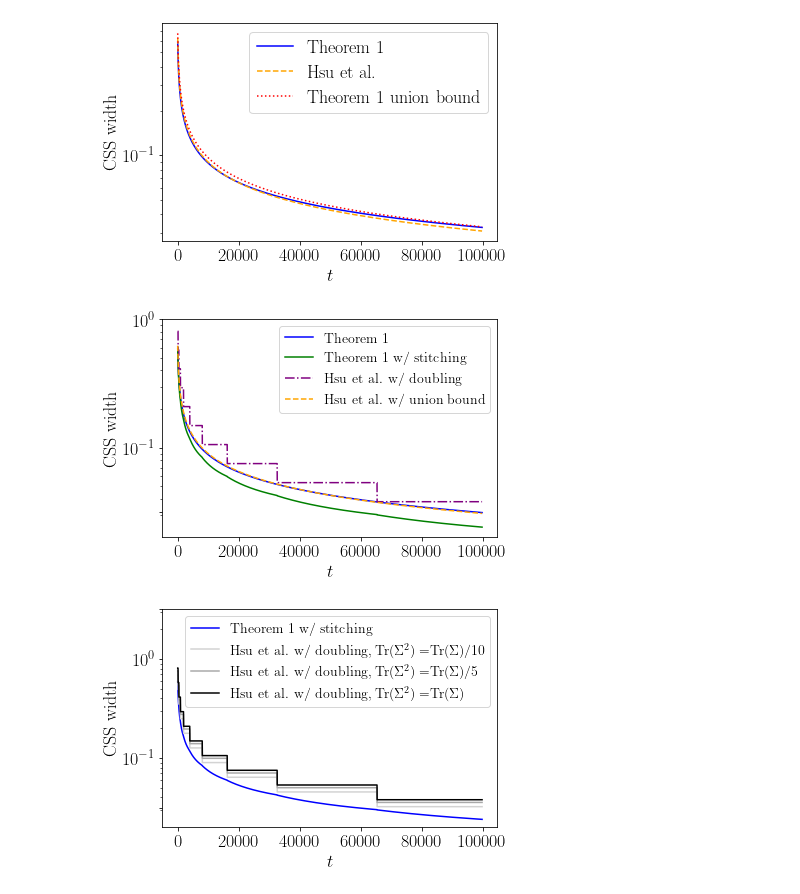
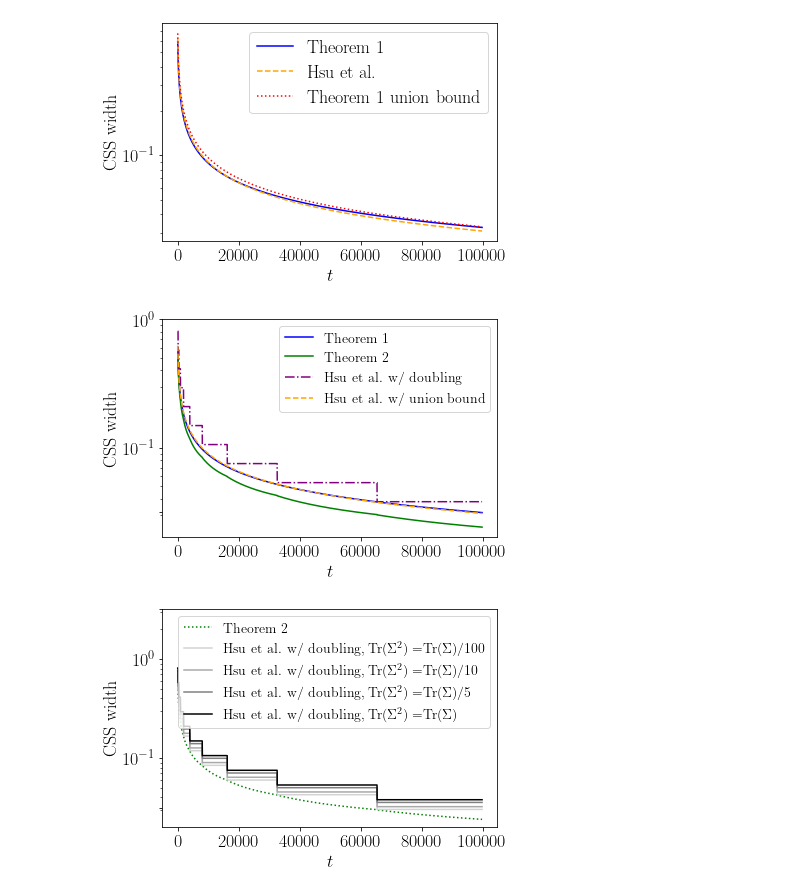
Before and after one commit to bchugg/confidence-spheres, a Jupyter notebook: subG.ipynb, the cells around one changed output. Drawn from its saved outputs; the diff is of its cells as text; code cells hidden in the pictures.

```diff
--- a/subG.ipynb
+++ b/subG.ipynb
@@ -125,12 +137,15 @@ css = subG_css(10, 1, n, np.log(1/alpha))
 stitched_css = stitched_subG_css(10, 1, n, np.log(1/alpha))
 stitched_hsu = stitched_Hsu(10, 10, 1, n, np.log(1/alpha))
 hsu_union = hsu_union_bound(10, 10, 1, n, np.log(1/alpha))
-css_union = css_union_bound(10, 1, n, np.log(1/alpha))
+# css_union = css_union_bound(10, 1, n, np.log(1/alpha))
+
+#css_explicit = stitched_explicit(10, 1, n, np.log(1/alpha))
 
 plt.plot(css[start:], label='Theorem 1', c='blue')
-plt.plot(stitched_css[start:], label='Theorem 1 w/ stitching', ls='-', c='green')
+plt.plot(stitched_css[start:], label='Theorem 2', ls='-', c='green')
 plt.plot(stitched_hsu[start:], label='Hsu et al. w/ doubling', ls='-.', c='purple')
 plt.plot(hsu_union[start:], label='Hsu et al. w/ union bound', ls='--', c='orange')
+#plt.plot(css_explicit[start:], label='Stitched explicit', ls=':', c='red')
 
 
 plt.legend(fontsize=14)
@@ -141,31 +156,33 @@ plt.yticks([10**-1.5, 10**-1, 10**0])
 
 plt.savefig('figures/subG.png', dpi=300, bbox_inches='tight')
 # %% [output]
-[figure, old version]
+[figure, new version]
 # %%
 alpha = 0.05
 n = 100000
 start = 150
 
 stitched_css = stitched_subG_css(10, 1, n, np.log(1/alpha))
 
+stitched_Hsu_p1 = stitched_Hsu(10, 0.1, 1, n, np.log(1/alpha))
 stitched_hsu_1 = stitched_Hsu(10, 1, 1, n, np.log(1/alpha))
 stitched_hsu_5 = stitched_Hsu(10, 5, 1, n, np.log(1/alpha))
 stitched_hsu_10 = stitched_Hsu(10, 10, 1, n, np.log(1/alpha))
 
 # plt.plot(css[start:], label='Theorem 1', c='red')
-plt.plot(stitched_css[start:], label='Theorem 1 w/ stitching', c='blue')
-plt.plot(stitched_hsu_1[start:], label='Hsu et al. w/ doubling, Tr($\Sigma^2)= $Tr($\Sigma)/10$', ls='-', c='lightgray')
-plt.plot(stitched_hsu_5[start:], label='Hsu et al. w/ doubling, Tr($\Sigma^2)= $Tr($\Sigma)/5$', ls='-', c='darkgray')
+plt.plot(stitched_css[start:], label='Theorem 2', ls=':', c='green')
+plt.plot(stitched_Hsu_p1[start:], label='Hsu et al. w/ doubling, Tr($\Sigma^2)= $Tr($\Sigma)/100$', ls='-', c='lightgray')
+plt.plot(stitched_hsu_1[start:], label='Hsu et al. w/ doubling, Tr($\Sigma^2)= $Tr($\Sigma)/10$', ls='-', c='darkgray')
+plt.plot(stitched_hsu_5[start:], label='Hsu et al. w/ doubling, Tr($\Sigma^2)= $Tr($\Sigma)/5$', ls='-', c='gray')
 plt.plot(stitched_hsu_10[start:], label='Hsu et al. w/ doubling, Tr($\Sigma^2)= $Tr($\Sigma)$', ls='-', c='black')
 
 
 plt.yscale('log')
 plt.legend(fontsize=14)
 plt.ylabel('CSS width')
 plt.xlabel('$t$')
 plt.yticks([10**-1.5, 10**-1, 10**0, 10**0.5])
 
 plt.savefig('figures/subG_doubling.png', dpi=300, bbox_inches='tight')
 # %% [output]
-[figure, old version]
+[figure, new version]
```
Also changed, not shown: parts of 1 cell of this notebook, 5 other files.
